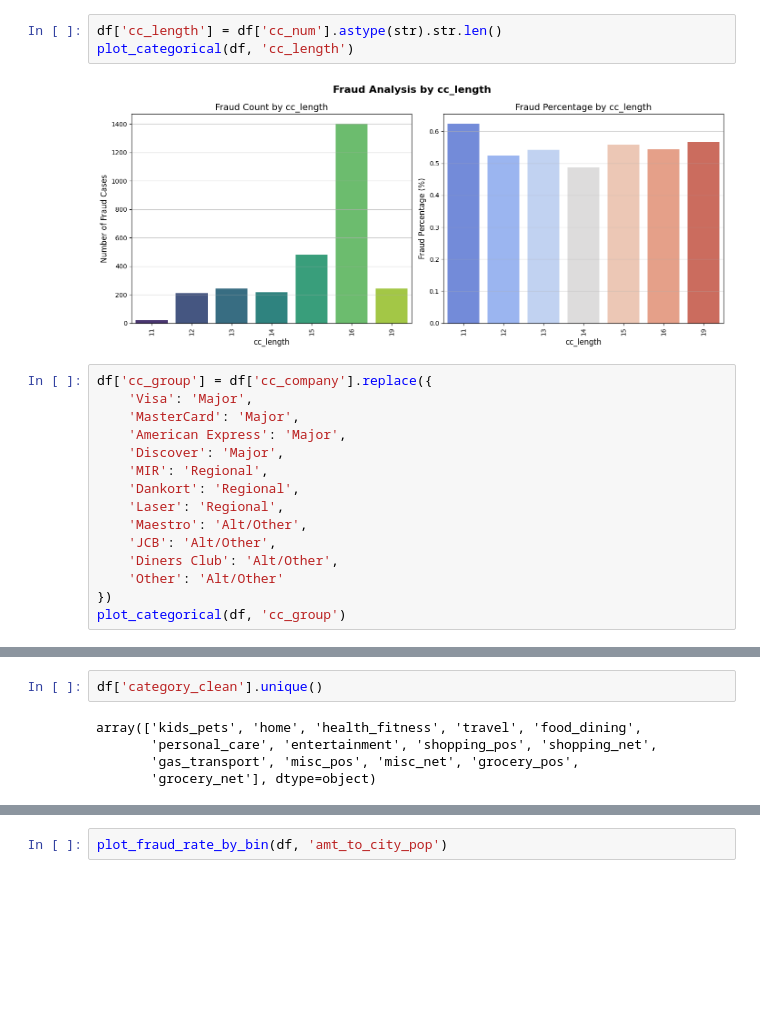
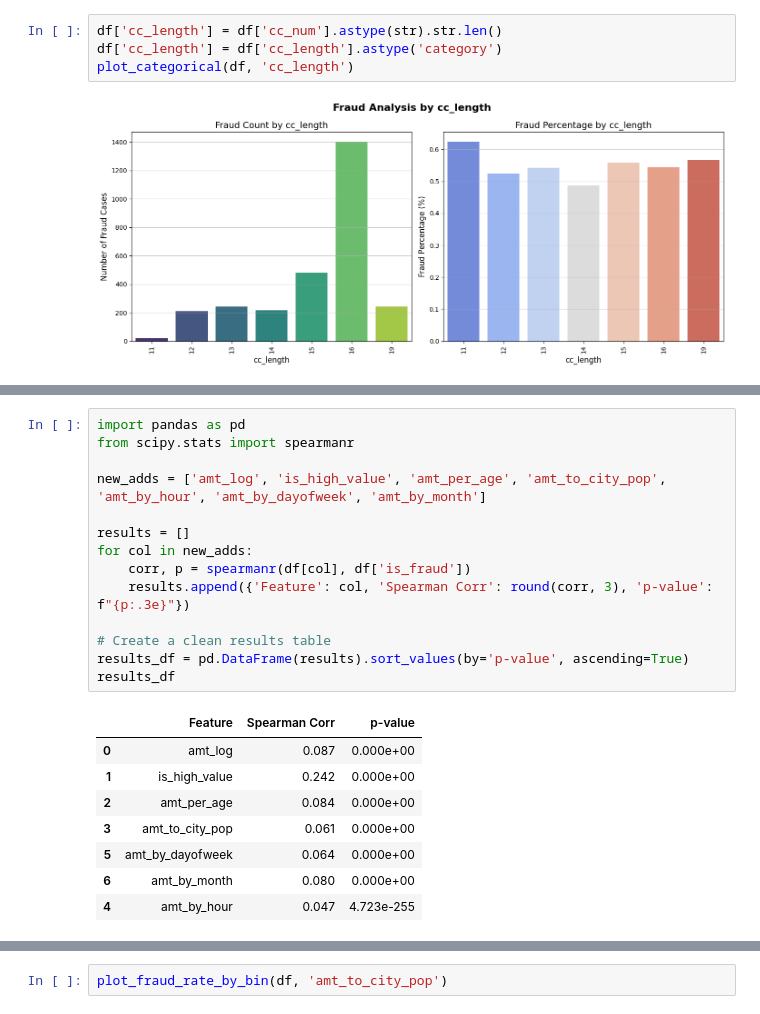
Before and after one commit to Shogant/Credit_Card_Fraud_Detection_Model, a Jupyter notebook: Feature_Engineering.ipynb, the cells around one changed output, grey strips where cells are left out. Cells and saved outputs as stored; diff of their text form; blank space fills up the shorter version.

```diff
--- a/Feature_Engineering.ipynb
+++ b/Feature_Engineering.ipynb
@@ -189,20 +196,6 @@ plot_categorical(df, 'cc_company')
 # %%
 df['cc_length'] = df['cc_num'].astype(str).str.len()
+df['cc_length'] = df['cc_length'].astype('category')
 plot_categorical(df, 'cc_length')
 # %% [output]
 [figure]
-# %%
-df['cc_group'] = df['cc_company'].replace({
-    'Visa': 'Major',
-    'MasterCard': 'Major',
-    'American Express': 'Major',
-    'Discover': 'Major',
-    'MIR': 'Regional',
-    'Dankort': 'Regional',
-    'Laser': 'Regional',
-    'Maestro': 'Alt/Other',
-    'JCB': 'Alt/Other',
-    'Diners Club': 'Alt/Other',
-    'Other': 'Alt/Other'
-})
-plot_categorical(df, 'cc_group')
@@ -256,7 +242,23 @@ categorical_features
-# %%
-df['category_clean'].unique()
-# %% [output]
-array(['kids_pets', 'home', 'health_fitness', 'travel', 'food_dining',
-       'personal_care', 'entertainment', 'shopping_pos', 'shopping_net',
-       'gas_transport', 'misc_pos', 'misc_net', 'grocery_pos',
-       'grocery_net'], dtype=object)
+# %%
+import pandas as pd
+from scipy.stats import spearmanr
+
+new_adds = ['amt_log', 'is_high_value', 'amt_per_age', 'amt_to_city_pop', 'amt_by_hour', 'amt_by_dayofweek', 'amt_by_month']
+
+results = []
+for col in new_adds:
+    corr, p = spearmanr(df[col], df['is_fraud'])
+    results.append({'Feature': col, 'Spearman Corr': round(corr, 3), 'p-value': f"{p:.3e}"})
+
+# Create a clean results table
+results_df = pd.DataFrame(results).sort_values(by='p-value', ascending=True)
+results_df
+# %% [output]
+|  | Feature | Spearman Corr | p-value |
+| 0 | amt_log | 0.087 | 0.000e+00 |
+| 1 | is_high_value | 0.242 | 0.000e+00 |
+| 2 | amt_per_age | 0.084 | 0.000e+00 |
+| 3 | amt_to_city_pop | 0.061 | 0.000e+00 |
+| 5 | amt_by_dayofweek | 0.064 | 0.000e+00 |
+| 6 | amt_by_month | 0.080 | 0.000e+00 |
+| 4 | amt_by_hour | 0.047 | 4.723e-255 |
```
Also changed, not shown: parts of 24 cells of this notebook, 2 other files.
